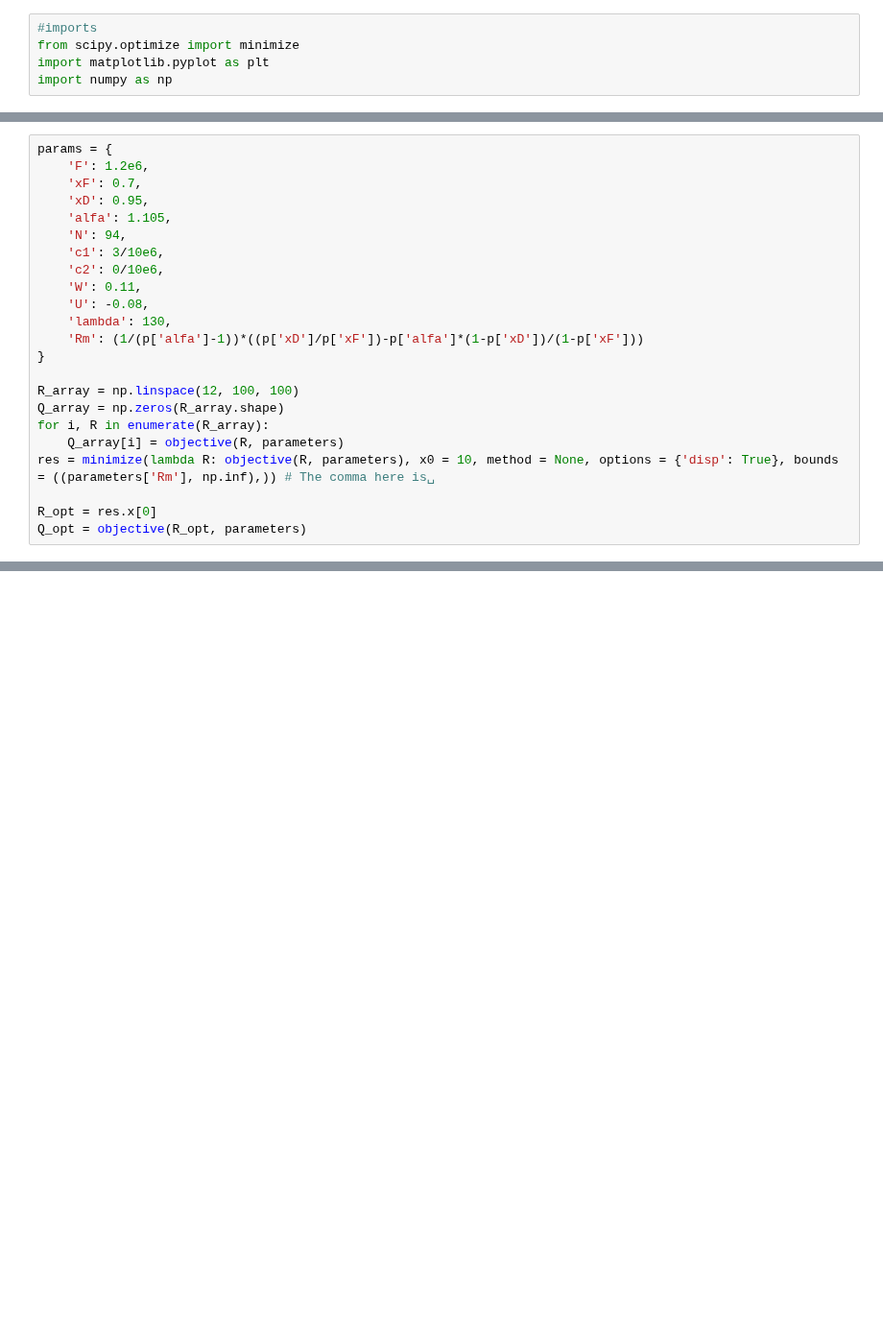
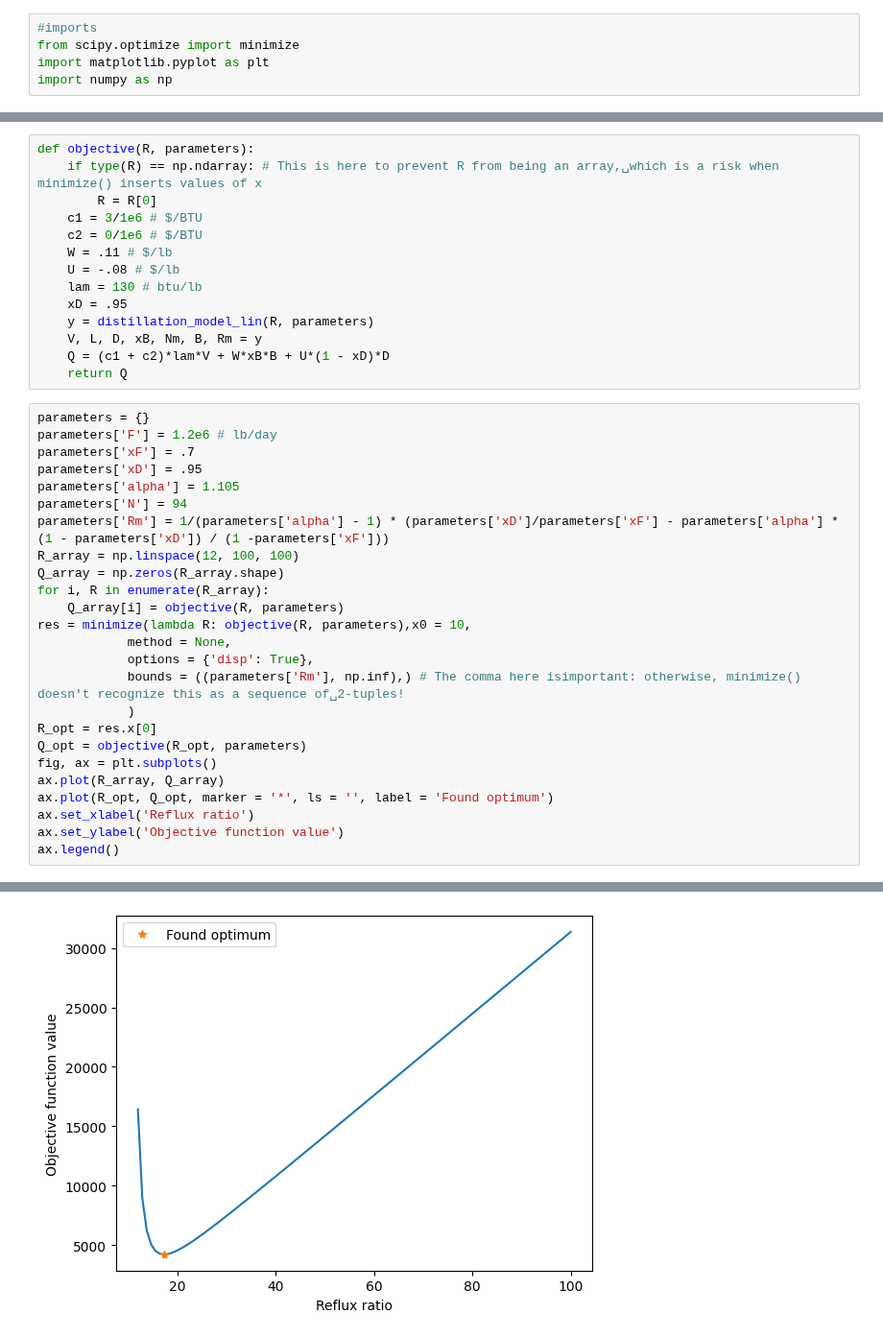
Before and after one commit to OlofssonFredrik/KETN40, a Jupyter notebook: DigitalEx4/uppg3.ipynb, the cells around one changed output, grey strips where cells are left out. Shown at 96% size. Drawn from its saved outputs; the diff is of its cells as text; blank space fills up the shorter version.

```diff
--- a/DigitalEx4/uppg3.ipynb
+++ b/DigitalEx4/uppg3.ipynb
@@ -24,24 +23,40 @@ def model(p):
+# %%
+def objective(R, parameters):
+    if type(R) == np.ndarray: # This is here to prevent R from being an array,␣which is a risk when minimize() inserts values of x
+        R = R[0]
+    c1 = 3/1e6 # $/BTU
+    c2 = 0/1e6 # $/BTU
+    W = .11 # $/lb
+    U = -.08 # $/lb
+    lam = 130 # btu/lb
+    xD = .95
+    y = distillation_model_lin(R, parameters)
+    V, L, D, xB, Nm, B, Rm = y
+    Q = (c1 + c2)*lam*V + W*xB*B + U*(1 - xD)*D
+    return Q
 # %%
-params = {
-    'F': 1.2e6,
-    'xF': 0.7,
-    'xD': 0.95,
-    'alfa': 1.105,
-    'N': 94,
-    'c1': 3/10e6,
-    'c2': 0/10e6,
-    'W': 0.11,
-    'U': -0.08,
-    'lambda': 130,
-    'Rm': (1/(p['alfa']-1))*((p['xD']/p['xF'])-p['alfa']*(1-p['xD'])/(1-p['xF']))
-}
-
+parameters = {}
+parameters['F'] = 1.2e6 # lb/day
+parameters['xF'] = .7
+parameters['xD'] = .95
+parameters['alpha'] = 1.105
+parameters['N'] = 94
+parameters['Rm'] = 1/(parameters['alpha'] - 1) * (parameters['xD']/parameters['xF'] - parameters['alpha'] * (1 - parameters['xD']) / (1 -parameters['xF']))
 R_array = np.linspace(12, 100, 100)
 Q_array = np.zeros(R_array.shape)
 for i, R in enumerate(R_array):
     Q_array[i] = objective(R, parameters)
-res = minimize(lambda R: objective(R, parameters), x0 = 10, method = None, options = {'disp': True}, bounds = ((parameters['Rm'], np.inf),)) # The comma here is␣
-
+res = minimize(lambda R: objective(R, parameters),x0 = 10,
+            method = None,
+            options = {'disp': True},
+            bounds = ((parameters['Rm'], np.inf),) # The comma here isimportant: otherwise, minimize() doesn't recognize this as a sequence of␣2-tuples!
+            )
 R_opt = res.x[0]
 Q_opt = objective(R_opt, parameters)
+fig, ax = plt.subplots()
+ax.plot(R_array, Q_array)
+ax.plot(R_opt, Q_opt, marker = '*', ls = '', label = 'Found optimum')
+ax.set_xlabel('Reflux ratio')
+ax.set_ylabel('Objective function value')
+ax.legend()
 # %% [output]
@@ -48,0 +64 @@ NameError: name 'p' is not defined
+[figure, added]
```
Also changed, not shown: parts of 4 cells of this notebook, 2 other files.
